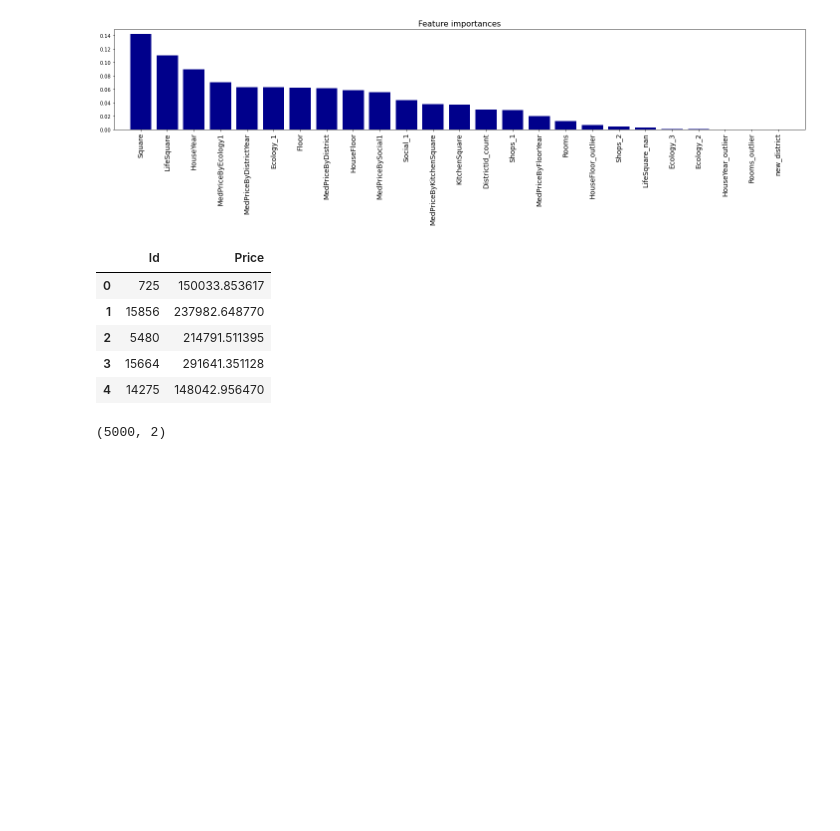
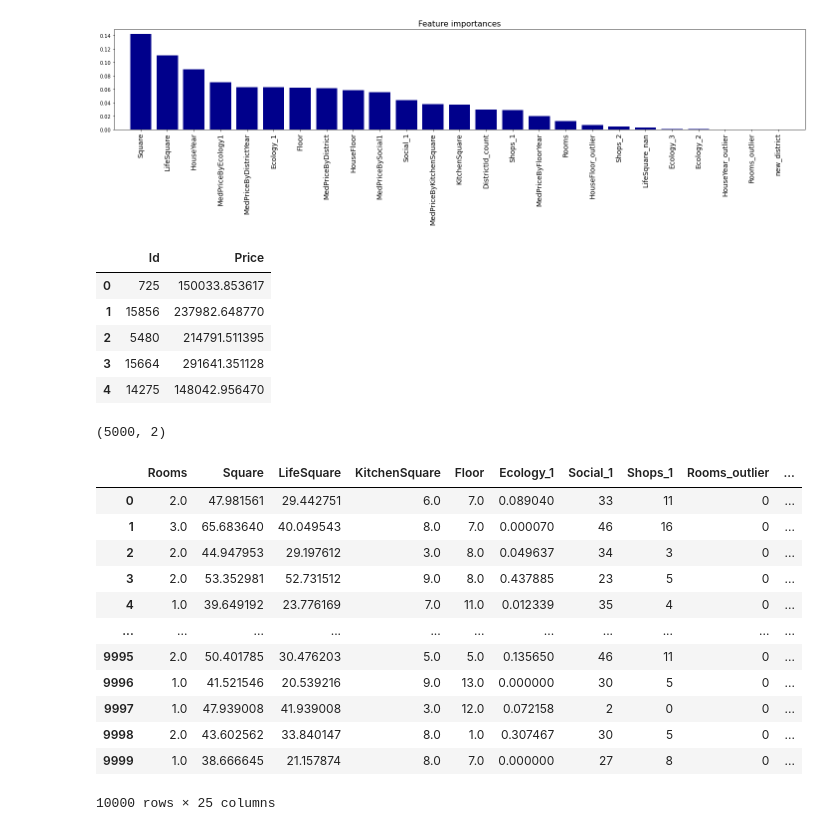
Before and after one commit to Qroman86/Python_DataScienceLib_20201223_coursework, a Jupyter notebook: EstatePrices_romanQ.ipynb, the cells around one changed output. Cells and saved outputs as stored; diff of their text form; code cells hidden in the pictures; blank space fills up the shorter version.

Commit message:
Фича с площадью кухни

```diff
--- a/EstatePrices_romanQ.ipynb
+++ b/EstatePrices_romanQ.ipynb
@@ -318,7 +318,9 @@ class FeatureGenetator():
         self.med_price_by_floor_year = None
         self.med_price_by_ecology_1 = None
         self.med_price_by_social_1 = None
+        #Фича учет стоимости от площади кухни
         self.med_price_by_kitchensq = None
+
 
     def fit(self, X, y=None):
 
@@ -368,7 +370,7 @@ class FeatureGenetator():
 
         if y is not None:
             df['Price'] = y.values
-
+            df = self.year_to_cat(df)
             df['DistrictId_popular'] = df['DistrictId'].copy()
             df.loc[~df['DistrictId_popular'].isin(district.keys().tolist())] = np.nan
 
@@ -380,6 +382,9 @@ class FeatureGenetator():
             df['Price'] = y.values
             self.med_price_by_kitchensq = df.groupby(['KitchenSquare'], as_index=False).agg({'Price':'median'}).\
                                             rename(columns={'Price':'MedPriceByKitchenSquare'})
+
+
+
 
 
     def transform(self, X):
@@ -401,6 +406,7 @@ class FeatureGenetator():
         X = self.floor_to_cat(X)  # + столбец floor_cat
         X = self.year_to_cat(X)   # + столбец year_cat
 
+
         # Target encoding
         if self.med_price_by_district is not None:
             X = X.merge(self.med_price_by_district, on=['DistrictId', 'Rooms'], how='left')
@@ -415,7 +421,10 @@ class FeatureGenetator():
         if self.med_price_by_kitchensq is not None:
             X = X.merge(self.med_price_by_kitchensq, on=['KitchenSquare'], how='left')
 
+
         return X
+
+
 
     @staticmethod
     def floor_to_cat(X):
@@ -543,3 +552,19 @@ preds_final.head()
 preds_final.shape
 # %% [output]
 (5000, 2)
+# %%
+X
+# %% [output]
+|  | Rooms | Square | LifeSquare | KitchenSquare | Floor | Ecology_1 | Social_1 | Shops_1 | Rooms_outlier | ... |
+| 0 | 2.0 | 47.981561 | 29.442751 | 6.0 | 7.0 | 0.089040 | 33 | 11 | 0 | ... |
+| 1 | 3.0 | 65.683640 | 40.049543 | 8.0 | 7.0 | 0.000070 | 46 | 16 | 0 | ... |
+| 2 | 2.0 | 44.947953 | 29.197612 | 3.0 | 8.0 | 0.049637 | 34 | 3 | 0 | ... |
+| 3 | 2.0 | 53.352981 | 52.731512 | 9.0 | 8.0 | 0.437885 | 23 | 5 | 0 | ... |
+| 4 | 1.0 | 39.649192 | 23.776169 | 7.0 | 11.0 | 0.012339 | 35 | 4 | 0 | ... |
+| ... | ... | ... | ... | ... | ... | ... | ... | ... | ... | ... |
+| 9995 | 2.0 | 50.401785 | 30.476203 | 5.0 | 5.0 | 0.135650 | 46 | 11 | 0 | ... |
+| 9996 | 1.0 | 41.521546 | 20.539216 | 9.0 | 13.0 | 0.000000 | 30 | 5 | 0 | ... |
+| 9997 | 1.0 | 47.939008 | 41.939008 | 3.0 | 12.0 | 0.072158 | 2 | 0 | 0 | ... |
+| 9998 | 2.0 | 43.602562 | 33.840147 | 8.0 | 1.0 | 0.307467 | 30 | 5 | 0 | ... |
+| 9999 | 1.0 | 38.666645 | 21.157874 | 8.0 | 7.0 | 0.000000 | 27 | 8 | 0 | ... |
+10000 rows × 25 columns
```
Also changed, not shown: parts of 1 cell of this notebook, 1 other file.
